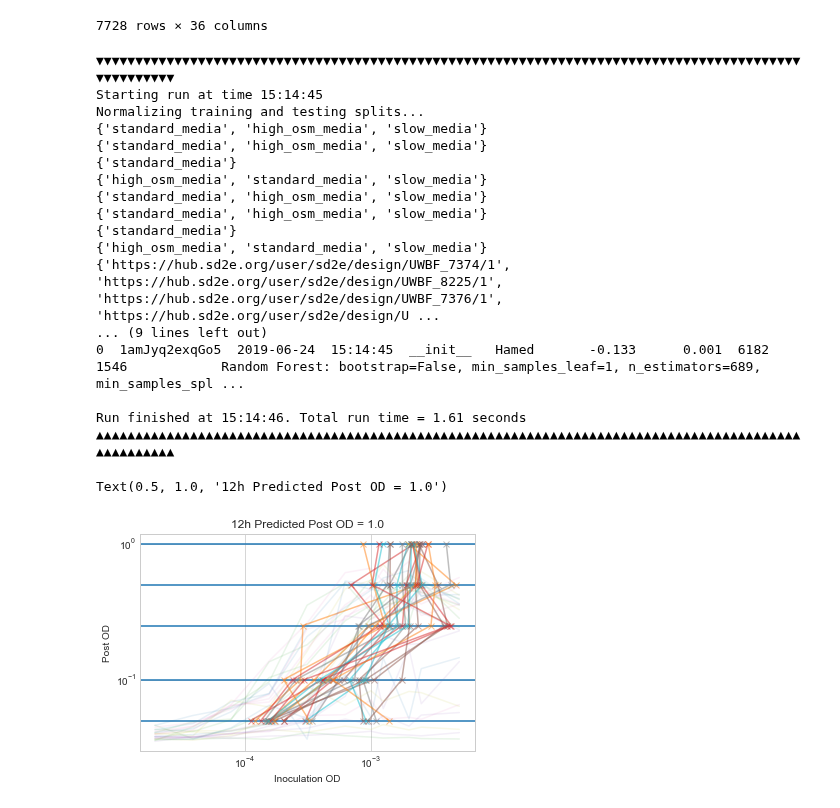
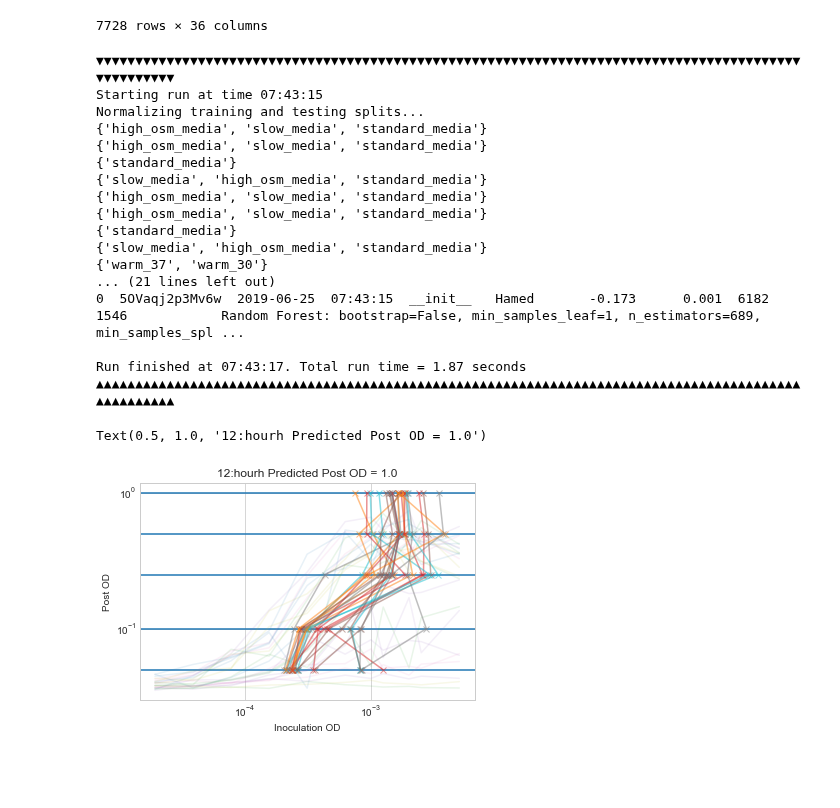
Before and after one commit to SD2E/pysd2cat, a Jupyter notebook: notebooks/OD_prediction.ipynb, the cells around one changed output. Drawn from its saved outputs; the diff is of its cells as text; code cells hidden in the pictures; blank space fills up the shorter version.

Commit message:
change time and temp to categorical for od analysis

```diff
--- a/notebooks/OD_prediction.ipynb
+++ b/notebooks/OD_prediction.ipynb
@@ -18,8 +12,8 @@ The autoreload extension is already loaded. To reload it, use:
 # %%
 df1 = pd.read_csv(os.path.join(os.getcwd(), '../resources/tx_od.csv'), index_col=0)
-df1.loc[:, 'inc_time_2'] = df1.apply(lambda x: float(x['inc_time_2'].split(":")[0]), axis=1)
-df1.loc[:, 'inc_time_1'] = df1.apply(lambda x: float(x['inc_time_1'].split(":")[0]), axis=1)
-df1.loc[:, 'inc_temp'] = df1.apply(lambda x: float(x['inc_temp'].split("_")[1]), axis=1)
+#df1.loc[:, 'inc_time_2'] = df1.apply(lambda x: float(x['inc_time_2'].split(":")[0]), axis=1)
+#df1.loc[:, 'inc_time_1'] = df1.apply(lambda x: float(x['inc_time_1'].split(":")[0]), axis=1)
+#df1.loc[:, 'inc_temp'] = df1.apply(lambda x: float(x['inc_temp'].split("_")[1]), axis=1)
 df1
 # %% [output]
 |  | SynBioHub URI | Unnamed: 0.1 | calibration_id | experiment_id | filename | glycerol_plate_index | ... |
@@ -43,7 +37,7 @@ df1
 # %%
 #df1.loc[:,'post_od_raw_obs'] = df1['post_od_raw']
 targets=[0.05, 0.1, 0.25, 0.5, 1.0]
-duration = 12
+duration = "12:hour"
 
 
 dfp = pd.DataFrame({'SynBioHub URI' : df1['SynBioHub URI'].unique()})
@@ -51,7 +45,7 @@ dfp.loc[:, 'inc_time_1'] = 18
 dfp.loc[:, 'inc_time_2'] = duration
 dfp.loc[:, 'growth_media_1'] = 'standard_media'
 dfp.loc[:, 'growth_media_2'] = 'standard_media'
-dfp.loc[:, 'inc_temp'] = 30
+dfp.loc[:, 'inc_temp'] = "warm_30"
 dfp.loc[:, 'od'] = 0
 
 dfp.loc[:,'key'] = 0
@@ -62,53 +56,53 @@ dfp = dfp.merge(fdf, how='left', on='key').drop(columns=['key'])
 predictions = od_predictor.predict(df1, dfp)
 # %% [output]
 ▼▼▼▼▼▼▼▼▼▼▼▼▼▼▼▼▼▼▼▼▼▼▼▼▼▼▼▼▼▼▼▼▼▼▼▼▼▼▼▼▼▼▼▼▼▼▼▼▼▼▼▼▼▼▼▼▼▼▼▼▼▼▼▼▼▼▼▼▼▼▼▼▼▼▼▼▼▼▼▼▼▼▼▼▼▼▼▼▼▼▼▼▼▼▼▼▼▼▼▼
-Starting run at time 15:14:45
+Starting run at time 07:43:15
 Normalizing training and testing splits...
-{'standard_media', 'high_osm_media', 'slow_media'}
-{'standard_media', 'high_osm_media', 'slow_media'}
+{'high_osm_media', 'slow_media', 'standard_media'}
+{'high_osm_media', 'slow_media', 'standard_media'}
 {'standard_media'}
-{'high_osm_media', 'standard_media', 'slow_media'}
-{'standard_media', 'high_osm_media', 'slow_media'}
-{'standard_media', 'high_osm_media', 'slow_media'}
+{'slow_media', 'high_osm_media', 'standard_media'}
+{'high_osm_media', 'slow_media', 'standard_media'}
+{'high_osm_media', 'slow_media', 'standard_media'}
 {'standard_media'}
-{'high_osm_media', 'standard_media', 'slow_media'}
-{'https://hub.sd2e.org/user/sd2e/design/UWBF_7374/1', 'https://hub.sd2e.org/user/sd2e/design/UWBF_8225/1', 'https://hub.sd2e.org/user/sd2e/design/UWBF_7376/1', 'https://hub.sd2e.org/user/sd2e/design/U ...
-... (9 lines left out)
-0  1amJyq2exqGo5  2019-06-24  15:14:45  __init__   Hamed       -0.133      0.001  6182             1546            Random Forest: bootstrap=False, min_samples_leaf=1, n_estimators=689, min_samples_spl ...
+{'slow_media', 'high_osm_media', 'standard_media'}
+{'warm_37', 'warm_30'}
+... (21 lines left out)
+0  5OVaqj2p3Mv6w  2019-06-25  07:43:15  __init__   Hamed       -0.173      0.001  6182             1546            Random Forest: bootstrap=False, min_samples_leaf=1, n_estimators=689, min_samples_spl ...
 
-Run finished at 15:14:46. Total run time = 1.61 seconds
+Run finished at 07:43:17. Total run time = 1.87 seconds
 ▲▲▲▲▲▲▲▲▲▲▲▲▲▲▲▲▲▲▲▲▲▲▲▲▲▲▲▲▲▲▲▲▲▲▲▲▲▲▲▲▲▲▲▲▲▲▲▲▲▲▲▲▲▲▲▲▲▲▲▲▲▲▲▲▲▲▲▲▲▲▲▲▲▲▲▲▲▲▲▲▲▲▲▲▲▲▲▲▲▲▲▲▲▲▲▲▲▲▲▲
 # %%
 %matplotlib inline
 import matplotlib.pyplot as plt
 plt.style.use('seaborn-whitegrid')
 import numpy as np
 
-strains = selections['SynBioHub URI'].unique()
+strains = df1['SynBioHub URI'].unique()
 
 data=df1.loc[df1['inc_time_2'] == duration]
 
 for target in targets:
     plt.axhline(target)
 
 for strain in strains:
     p = data.loc[data['SynBioHub URI'] == strain]
     p = p.sort_values(['od'], ascending=True)
     plt.plot(p['od'], p['post_od_raw'], label=strain,alpha=0.1);
 
 
     s = predictions.loc[(predictions['SynBioHub URI'] == strain)  ]
     s = s.sort_values(['post_od_raw'], ascending=True)
     plt.plot(s['od_predictions'], s['post_od_raw'], label=None,  marker='x', alpha=0.5);
 
 
 
     #plt.legend()
 plt.xscale('log')
 plt.yscale('log')
 plt.xlabel("Inoculation OD")
 plt.ylabel("Post OD")
 plt.title(str(duration) + "h Predicted Post OD = " + str(target))
 # %% [output]
-Text(0.5, 1.0, '12h Predicted Post OD = 1.0')
+Text(0.5, 1.0, '12:hourh Predicted Post OD = 1.0')
-[figure, old version]
+[figure, new version]
```
Also changed, not shown: parts of 1 cell of this notebook, 1 other file.
